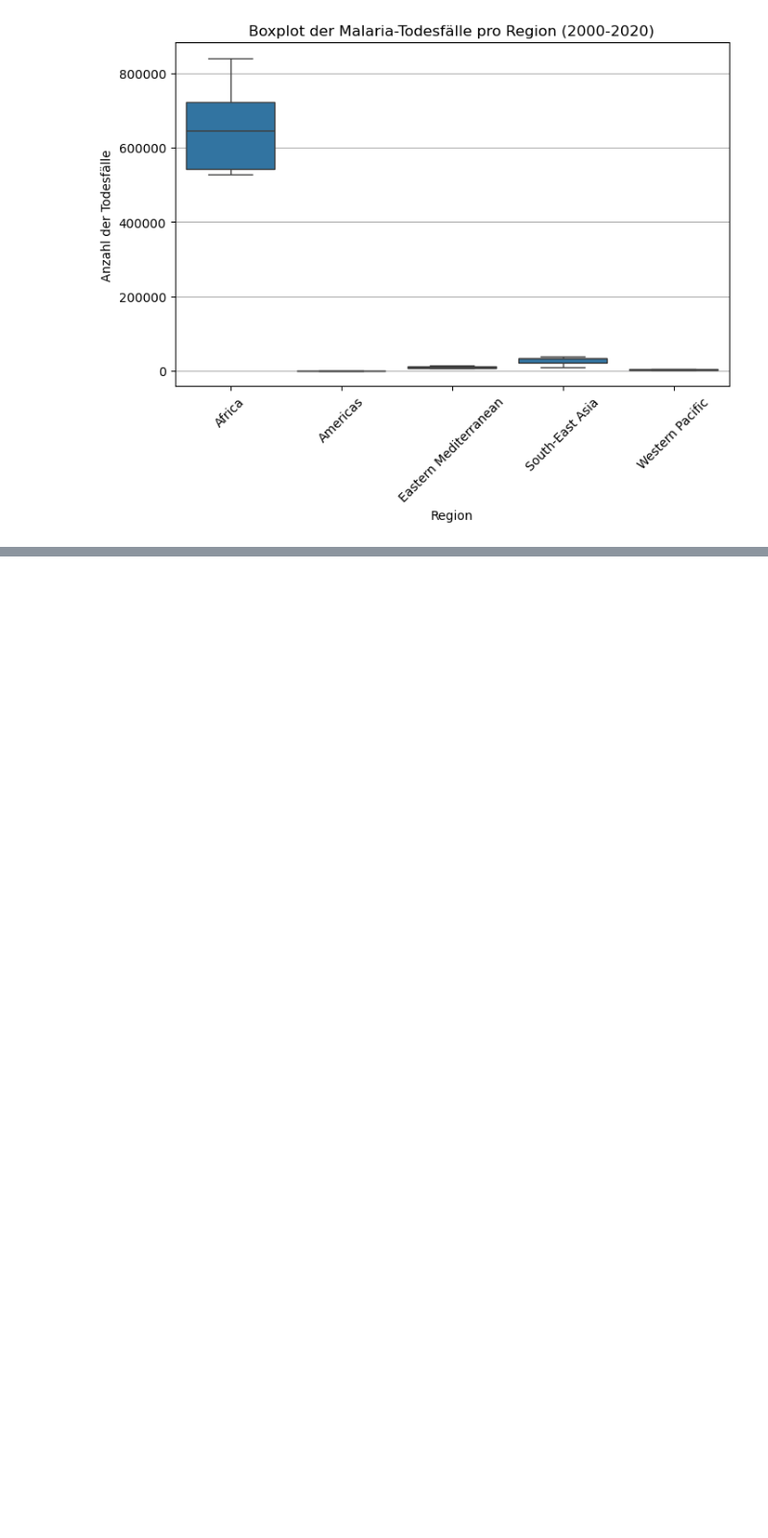
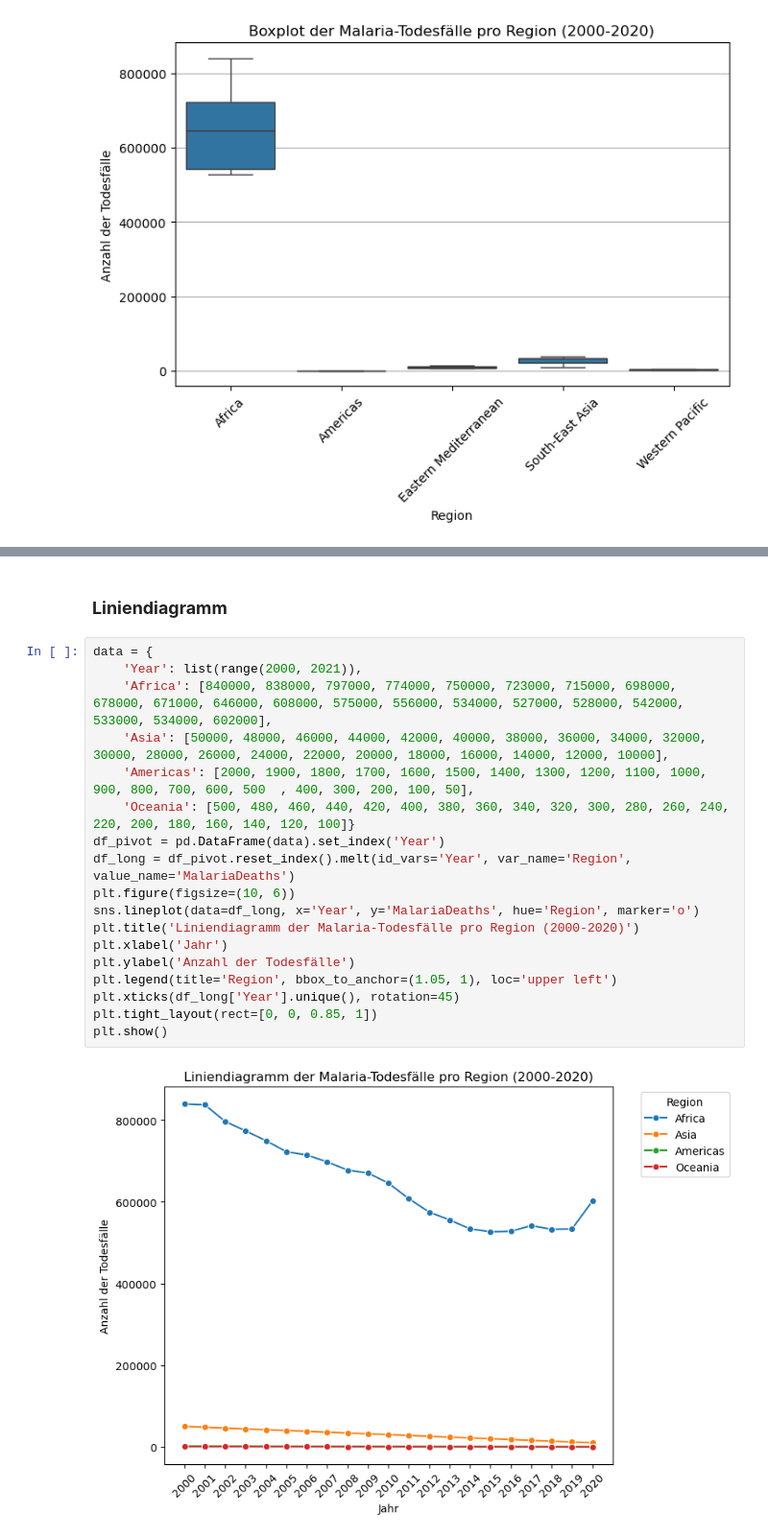
Before and after one commit to kipisha/Informatik-1, a Jupyter notebook: LN_Python_malaria.ipynb, the cells around one changed output, grey strips where cells are left out. Shown at 96% size. Saved outputs shown, nothing was run; the diff lists cells and outputs as text; blank space fills up the shorter version.

Commit message:
Liniendiagramm beschriftet

```diff
--- a/LN_Python_malaria.ipynb
+++ b/LN_Python_malaria.ipynb
@@ -151,0 +165,22 @@ plt.show()
+# %% [markdown]
+### **Liniendiagramm**
+# %%
+data = {
+    'Year': list(range(2000, 2021)),
+    'Africa': [840000, 838000, 797000, 774000, 750000, 723000, 715000, 698000, 678000, 671000, 646000, 608000, 575000, 556000, 534000, 527000, 528000, 542000, 533000, 534000, 602000],
+    'Asia': [50000, 48000, 46000, 44000, 42000, 40000, 38000, 36000, 34000, 32000, 30000, 28000, 26000, 24000, 22000, 20000, 18000, 16000, 14000, 12000, 10000],
+    'Americas': [2000, 1900, 1800, 1700, 1600, 1500, 1400, 1300, 1200, 1100, 1000, 900, 800, 700, 600, 500  , 400, 300, 200, 100, 50],
+    'Oceania': [500, 480, 460, 440, 420, 400, 380, 360, 340, 320, 300, 280, 260, 240, 220, 200, 180, 160, 140, 120, 100]}
+df_pivot = pd.DataFrame(data).set_index('Year')
+df_long = df_pivot.reset_index().melt(id_vars='Year', var_name='Region', value_name='MalariaDeaths')
+plt.figure(figsize=(10, 6))
+sns.lineplot(data=df_long, x='Year', y='MalariaDeaths', hue='Region', marker='o')
+plt.title('Liniendiagramm der Malaria-Todesfälle pro Region (2000-2020)')
+plt.xlabel('Jahr')
+plt.ylabel('Anzahl der Todesfälle')
+plt.legend(title='Region', bbox_to_anchor=(1.05, 1), loc='upper left')
+plt.xticks(df_long['Year'].unique(), rotation=45)
+plt.tight_layout(rect=[0, 0, 0.85, 1])
+plt.show()
+# %% [output]
+[figure, added]
```
Also changed, not shown: parts of 3 cells of this notebook.
